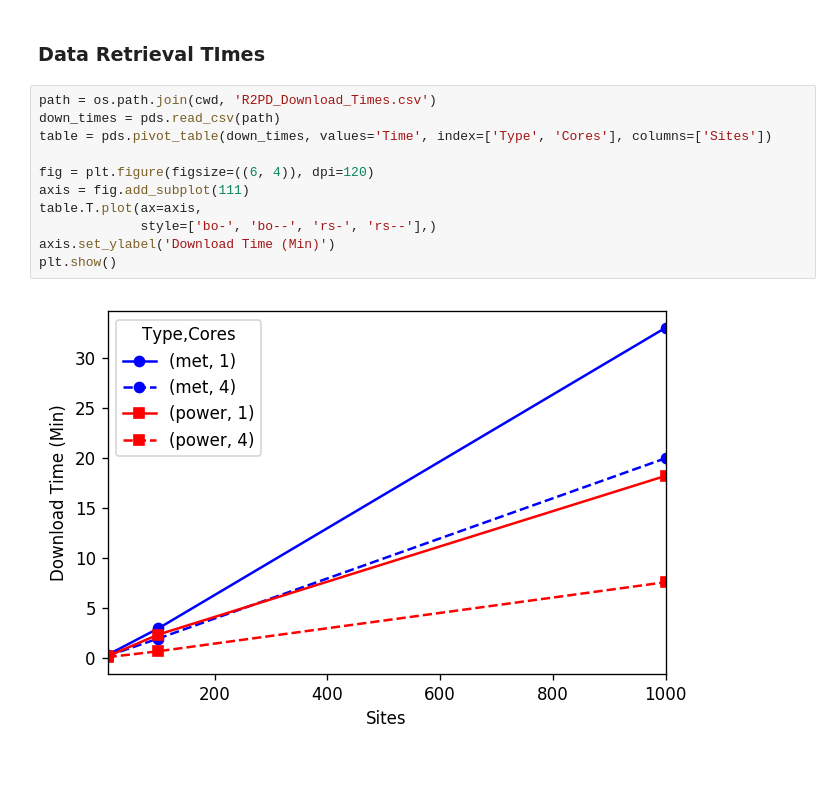
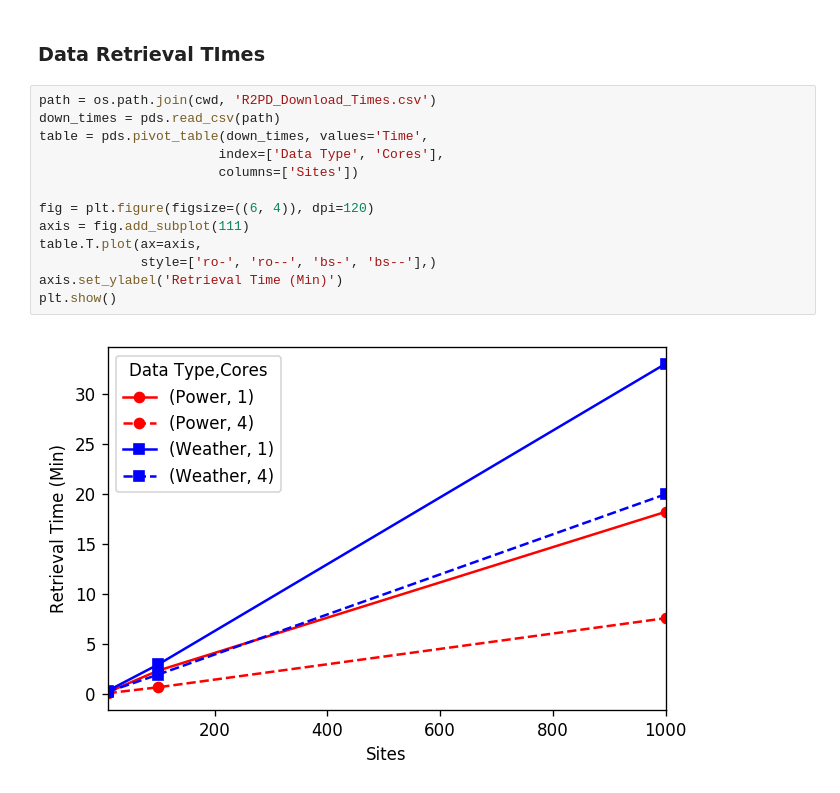
Before and after one commit to Smart-DS/demos, a Jupyter notebook: demo_R2PD_applied_to_rts_gmlc.ipynb, the cells around one changed output. Cells and saved outputs as stored; diff of their text form.

Commit message:
Retrieval times updated

```diff
--- a/demo_R2PD_applied_to_rts_gmlc.ipynb
+++ b/demo_R2PD_applied_to_rts_gmlc.ipynb
@@ -510,13 +510,15 @@ plt.close()
 # %%
 path = os.path.join(cwd, 'R2PD_Download_Times.csv')
 down_times = pds.read_csv(path)
-table = pds.pivot_table(down_times, values='Time', index=['Type', 'Cores'], columns=['Sites'])
+table = pds.pivot_table(down_times, values='Time',
+                       index=['Data Type', 'Cores'],
+                       columns=['Sites'])
 
 fig = plt.figure(figsize=((6, 4)), dpi=120)
 axis = fig.add_subplot(111)
 table.T.plot(ax=axis,
-             style=['bo-', 'bo--', 'rs-', 'rs--'],)
-axis.set_ylabel('Download Time (Min)')
+             style=['ro-', 'ro--', 'bs-', 'bs--'],)
+axis.set_ylabel('Retrieval Time (Min)')
 plt.show()
 # %% [output]
-[figure, old version]
+[figure, new version]
```
